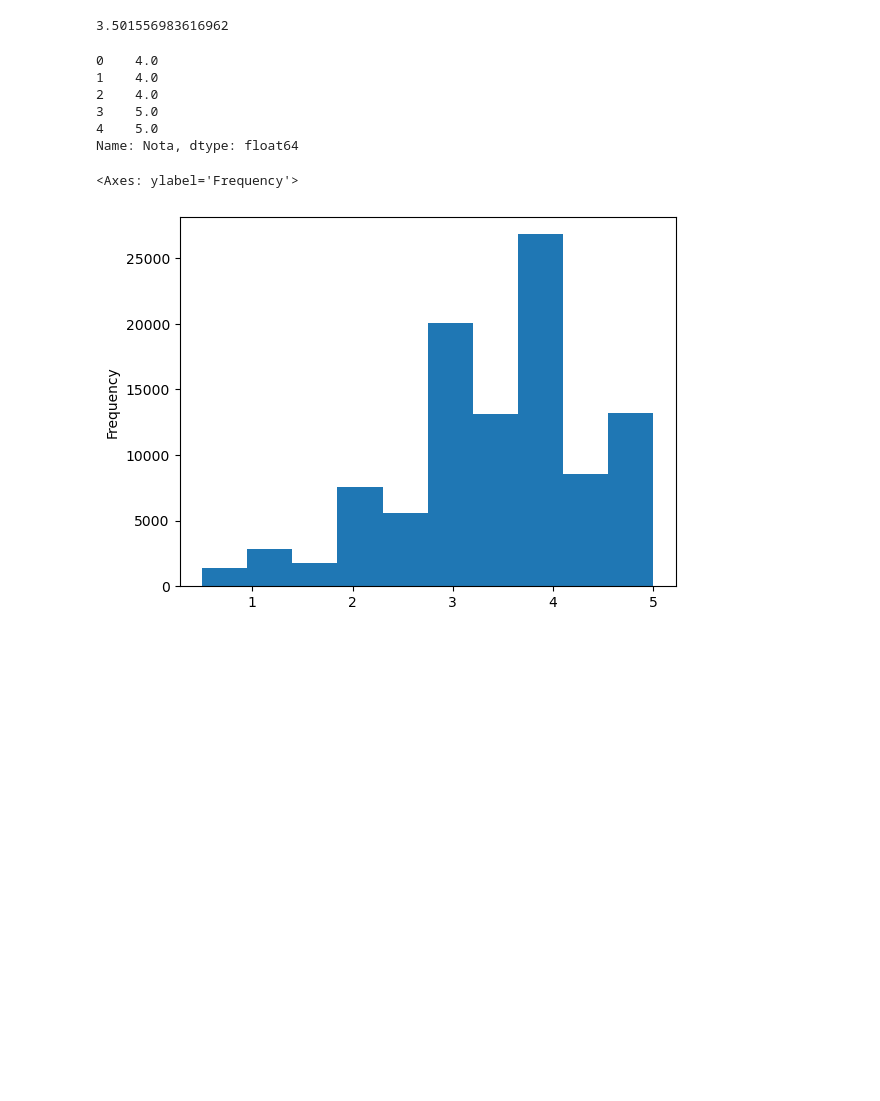
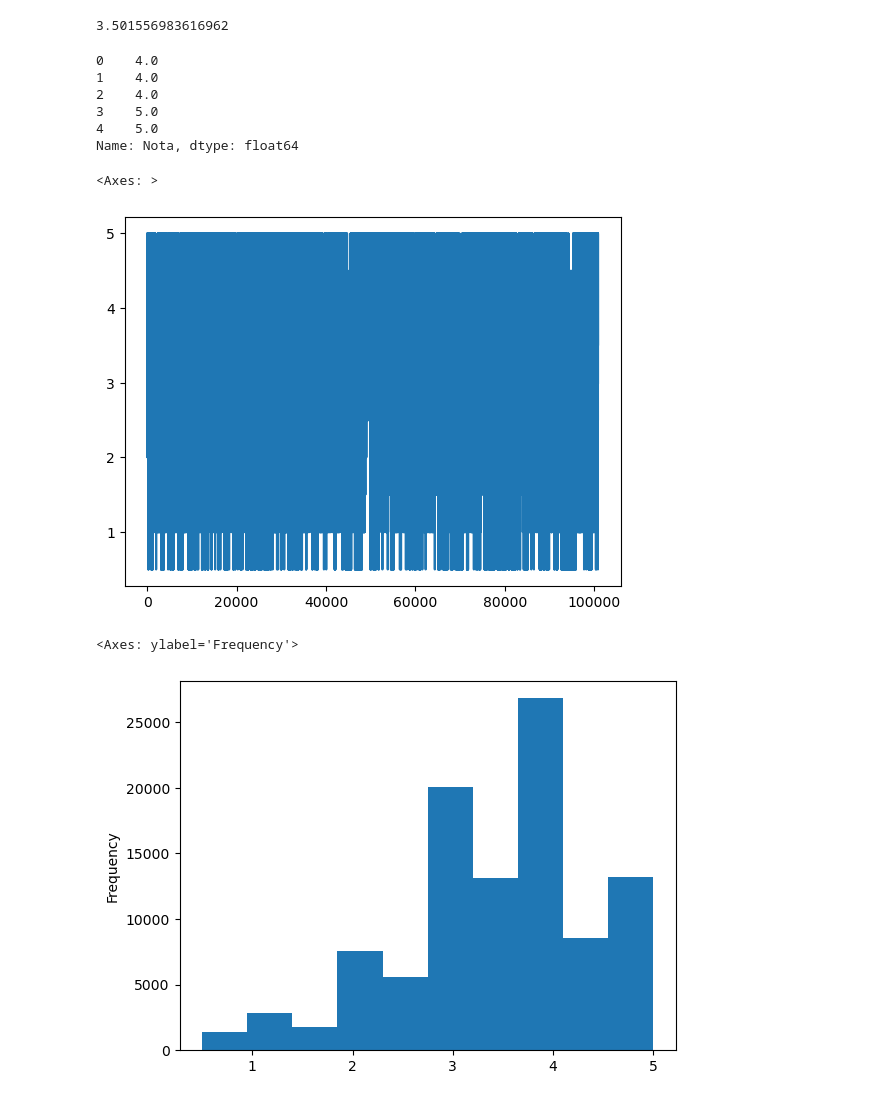
Before and after one commit to Laurentius96/Alura_DataScience, a Jupyter notebook: AluraDS_AnalisandoNotasGeral.ipynb, the cells around one changed output. Saved outputs shown, nothing was run; the diff lists cells and outputs as text; code cells hidden in the pictures; blank space fills up the shorter version.

```diff
--- a/AluraDS_AnalisandoNotasGeral.ipynb
+++ b/AluraDS_AnalisandoNotasGeral.ipynb
@@ -100,6 +100,11 @@ notas.Nota.head()
 3    5.0
 4    5.0
 Name: Nota, dtype: float64
+# %%
+notas.Nota.plot()
+# %% [output]
+<Axes: >
+[figure, added]
 # %%
 notas.Nota.plot(kind="hist")
 # %% [output]
```
